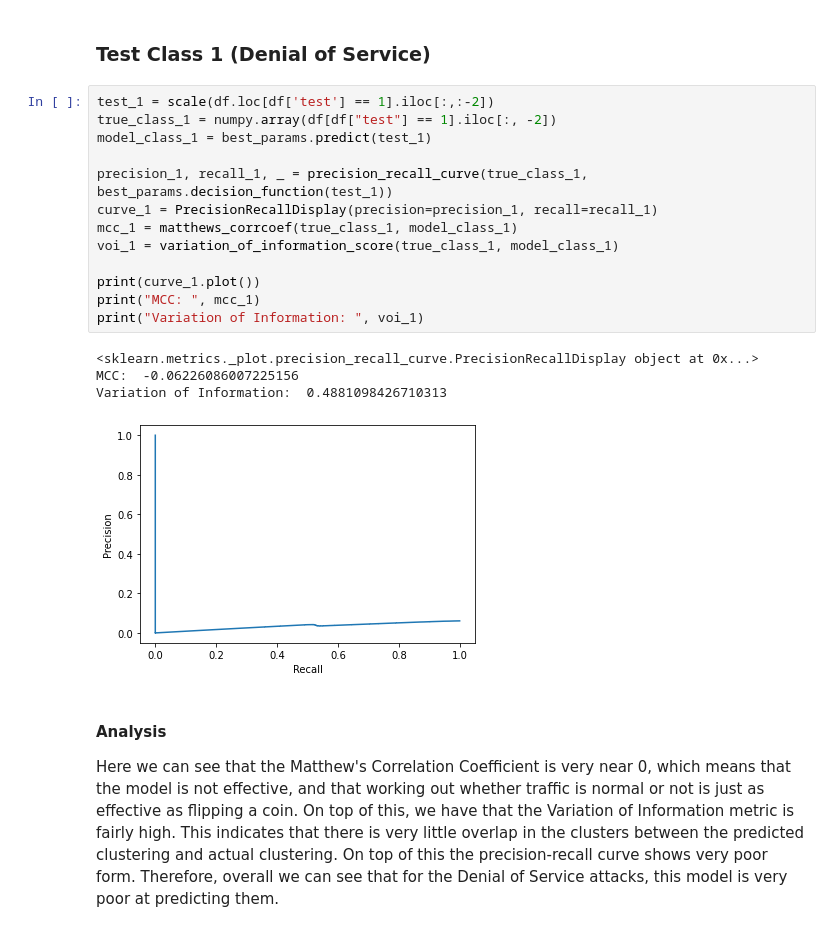
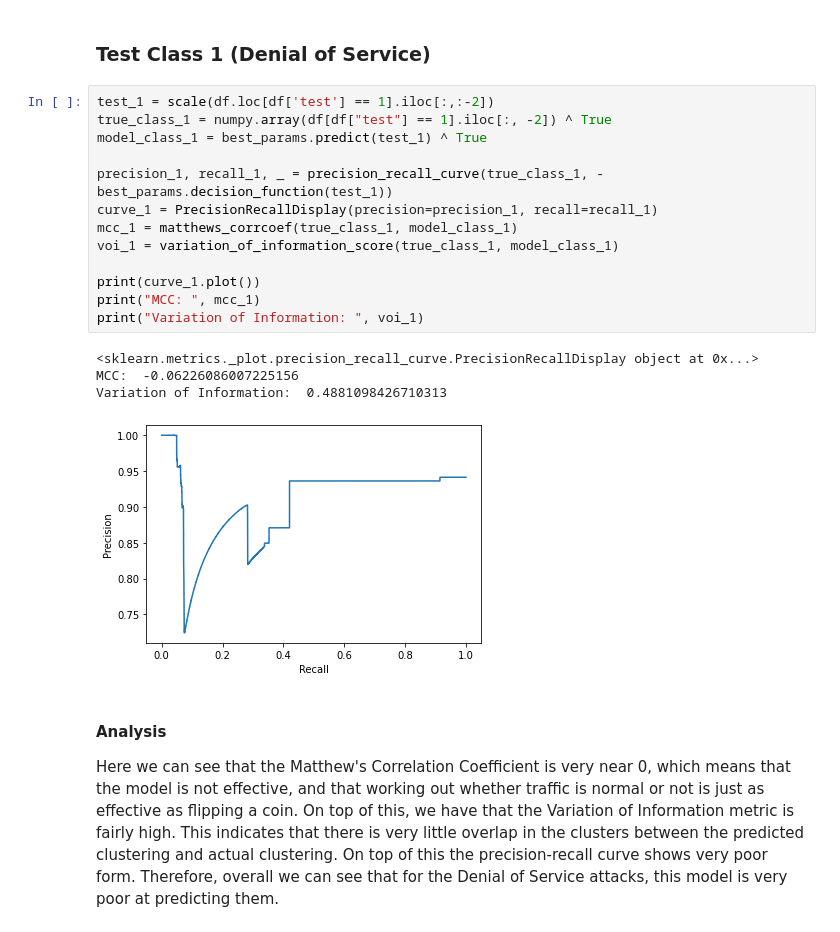
Before and after one commit to AdamEiffert/DST_Project1, a Jupyter notebook: report/06-Support Vector Machine.ipynb, the cells around one changed output. Saved outputs shown, nothing was run; the diff lists cells and outputs as text.

```diff
--- a/report/06-Support Vector Machine.ipynb
+++ b/report/06-Support Vector Machine.ipynb
@@ -129,22 +129,22 @@ def variation_of_information_score(true_class, model_class):
 ### Test Class 1 (Denial of Service)
 # %%
 test_1 = scale(df.loc[df['test'] == 1].iloc[:,:-2])
-true_class_1 = numpy.array(df[df["test"] == 1].iloc[:, -2])
-model_class_1 = best_params.predict(test_1)
+true_class_1 = numpy.array(df[df["test"] == 1].iloc[:, -2]) ^ True
+model_class_1 = best_params.predict(test_1) ^ True
 
-precision_1, recall_1, _ = precision_recall_curve(true_class_1, best_params.decision_function(test_1))
+precision_1, recall_1, _ = precision_recall_curve(true_class_1, -best_params.decision_function(test_1))
 curve_1 = PrecisionRecallDisplay(precision=precision_1, recall=recall_1)
 mcc_1 = matthews_corrcoef(true_class_1, model_class_1)
 voi_1 = variation_of_information_score(true_class_1, model_class_1)
 
 print(curve_1.plot())
 print("MCC: ", mcc_1)
 print("Variation of Information: ", voi_1)
 # %% [output]
 <sklearn.metrics._plot.precision_recall_curve.PrecisionRecallDisplay object at 0x...>
 MCC:  -0.06226086007225156
 Variation of Information:  0.4881098426710313
-[figure, old version]
+[figure, new version]
 # %% [markdown]
 #### Analysis
 Here we can see that the Matthew's Correlation Coefficient is very near 0, which means that the model is not effective, and that working out whether traffic is normal or not is just as effective as flipping a coin. On top of this, we have that the Variation of Information metric is fairly high. This indicates that there is very little overlap in the clusters between the predicted clustering and actual clustering. On top of this the precision-recall curve shows very poor form. Therefore, overall we can see that for the Denial of Service attacks, this model is very poor at predicting them.
```
Also changed, not shown: parts of 6 cells of this notebook, 1 other file.
